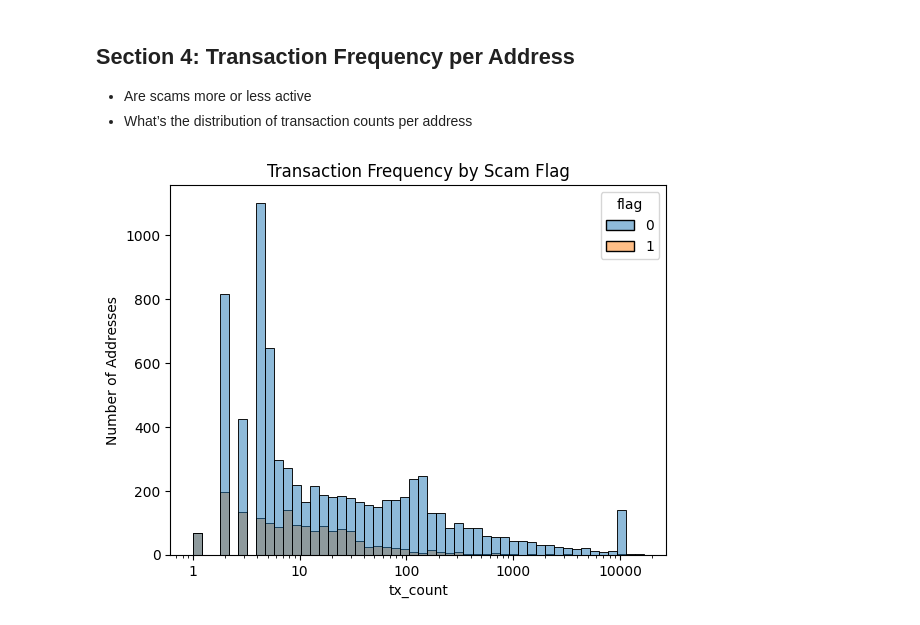
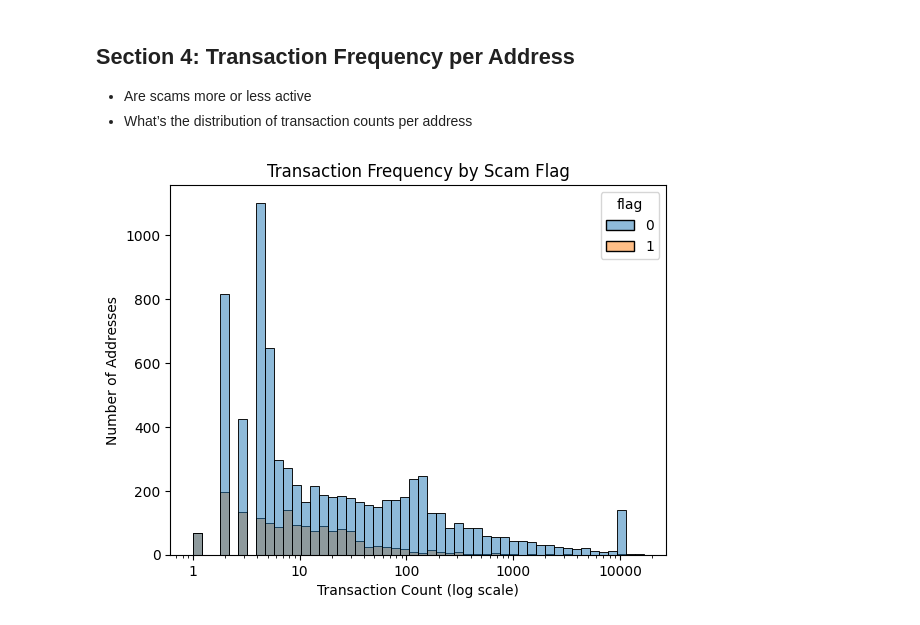
Before and after one commit to InsightsByIvy/Analysing-Scam-Patterns-in-Ethereum-Transactions, a Jupyter notebook: Notebooks/analysis.ipynb, the cells around one changed output. Drawn from its saved outputs; the diff is of its cells as text; code cells hidden in the pictures.

```diff
--- a/Notebooks/analysis.ipynb
+++ b/Notebooks/analysis.ipynb
@@ -113,9 +150,10 @@ The result shows here that most of the avg_tx_size values lie between 0.01 and 1
 # %%
 sns.histplot(data=df, x='tx_count', hue='flag', bins=50, log_scale=True)
 plt.gca().xaxis.set_major_formatter(ticker.FuncFormatter(lambda x, _: f'{x:.0f}'))
 
 plt.title('Transaction Frequency by Scam Flag')
 plt.ylabel('Number of Addresses')
+plt.xlabel('Transaction Count (log scale)')
 plt.show()
 # %% [output]
-[figure, old version]
+[figure, new version]
```
Also changed, not shown: parts of 4 cells of this notebook.
